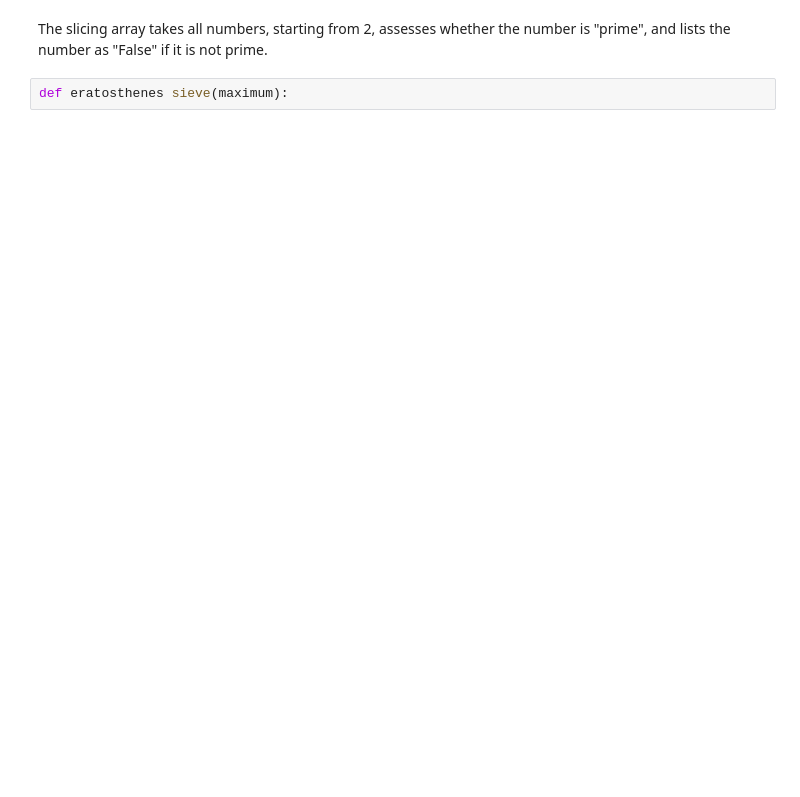
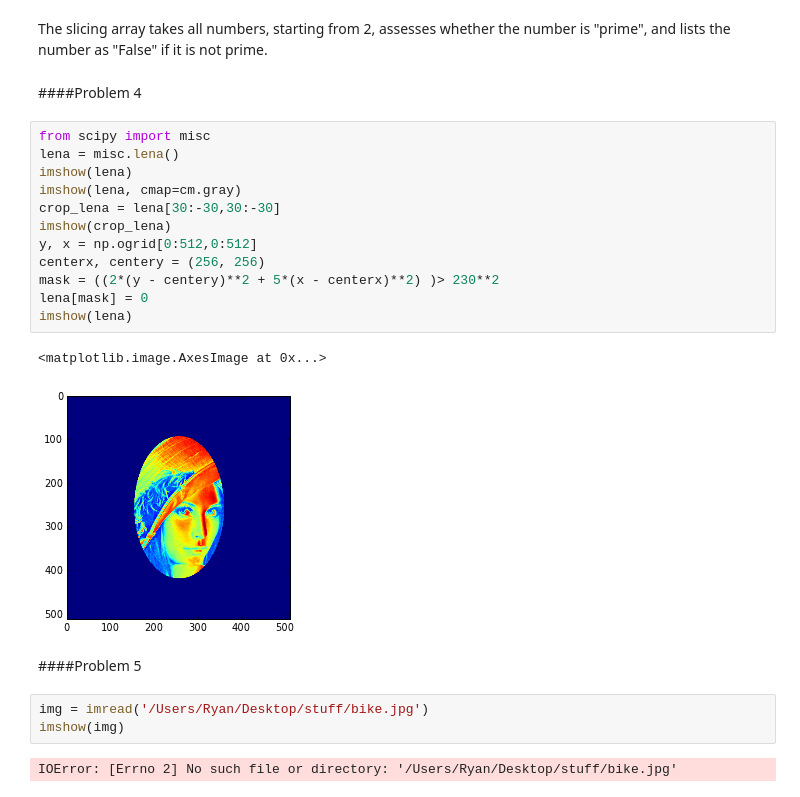
Before and after one commit to rcantwel/PHYS202-S13, a Jupyter notebook: Week2/NumPyEx1.ipynb, the cells around one changed output. Cells and saved outputs as stored; diff of their text form; blank space fills up the shorter version.

Commit message:
worked on remaining problems

```diff
--- a/Week2/NumPyEx1.ipynb
+++ b/Week2/NumPyEx1.ipynb
@@ -39,4 +50,27 @@ for j in range(2, N_max):
 # %% [markdown]
 The slicing array takes all numbers, starting from 2, assesses whether the number is "prime", and lists the number as "False" if it is not prime.
-# %%
-def eratosthenes sieve(maximum):
+# %% [markdown]
+
+####Problem 4
+# %%
+from scipy import misc
+lena = misc.lena()
+imshow(lena)
+imshow(lena, cmap=cm.gray)
+crop_lena = lena[30:-30,30:-30]
+imshow(crop_lena)
+y, x = np.ogrid[0:512,0:512]
+centerx, centery = (256, 256)
+mask = ((2*(y - centery)**2 + 5*(x - centerx)**2) )> 230**2
+lena[mask] = 0
+imshow(lena)
+# %% [output]
+<matplotlib.image.AxesImage at 0x...>
+[figure, added]
+# %% [markdown]
+####Problem 5
+# %%
+img = imread('/Users/Ryan/Desktop/stuff/bike.jpg')
+imshow(img)
+# %% [output]
+IOError: [Errno 2] No such file or directory: '/Users/Ryan/Desktop/stuff/bike.jpg'
```
Also changed, not shown: parts of 1 cell of this notebook.
